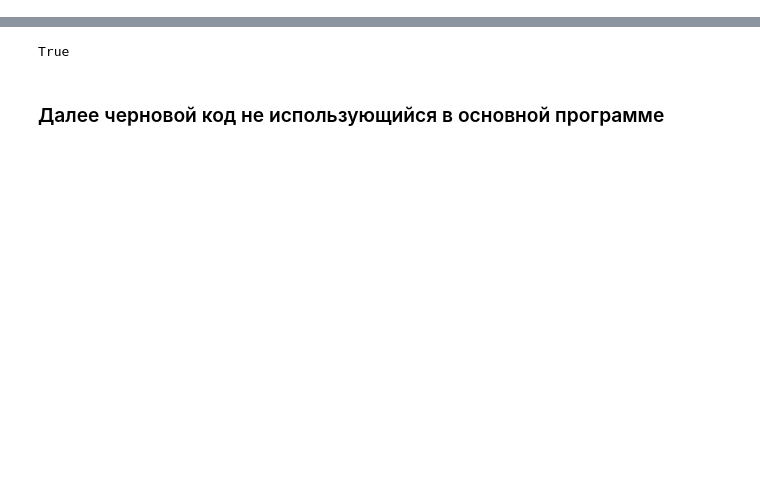
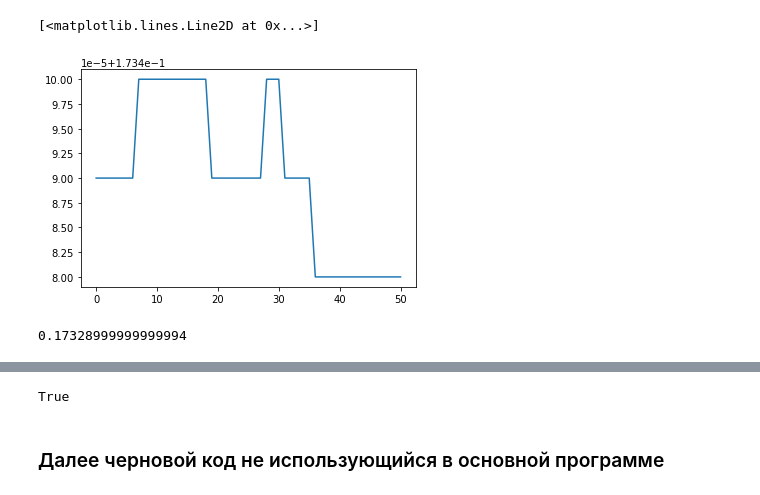
Before and after one commit to Korolevabala/Light_Project, a Jupyter notebook: Project2_KARTLI.ipynb, the cells around one changed output, grey strips where cells are left out. Cells and saved outputs as stored; diff of their text form; code cells hidden in the pictures; blank space fills up the shorter version.

Commit message:
new algor spread

```diff
--- a/Project2_KARTLI.ipynb
+++ b/Project2_KARTLI.ipynb
@@ -279,0 +275,10 @@ KeyboardInterrupt:
+# %%
+plt.plot(spread1)
+# %% [output]
+[<matplotlib.lines.Line2D at 0x...>]
+[figure, added]
+# %%
+median = np.median(spread1)
+median
+# %% [output]
+0.17328999999999994
```
Also changed, not shown: parts of 22 cells of this notebook.
